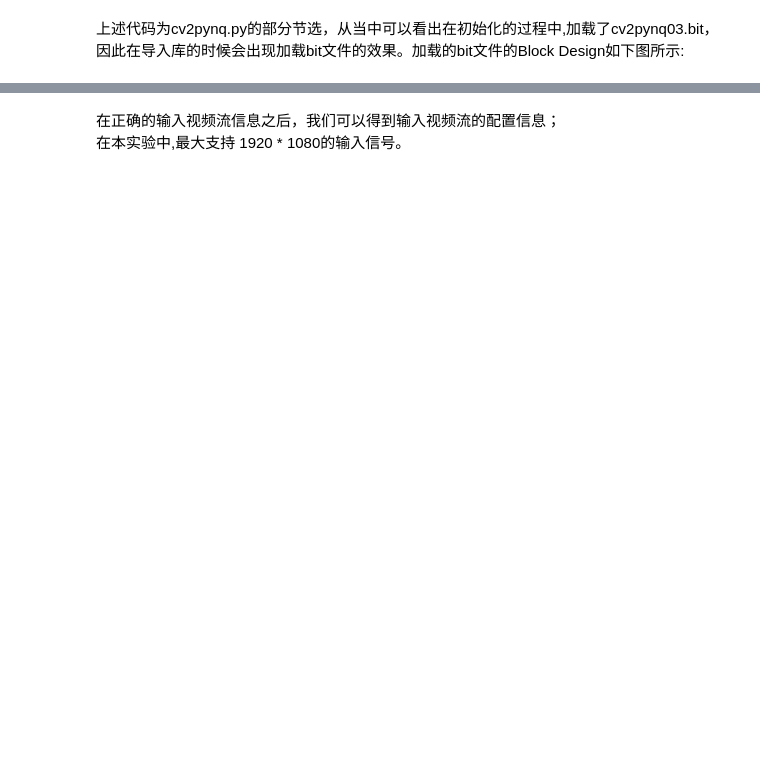
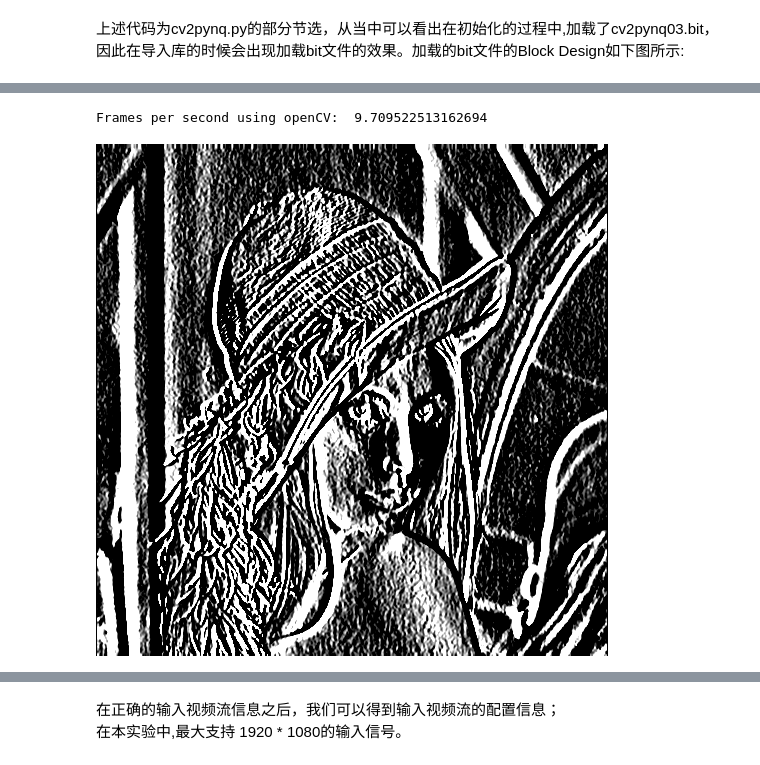
Before and after one commit to xupsh/pynqdoc, a Jupyter notebook: cv2pynq/notebooks/UserGuide-Sobel.ipynb, the cells around one changed output, grey strips where cells are left out. Drawn from its saved outputs; the diff is of its cells as text; code cells hidden in the pictures; blank space fills up the shorter version.

```diff
--- a/cv2pynq/notebooks/UserGuide-Sobel.ipynb
+++ b/cv2pynq/notebooks/UserGuide-Sobel.ipynb
@@ -32,0 +43,27 @@ import cv2pynq as cv2
+# %%
+import cv2 as openCV
+import time
+from PIL import Image
+import numpy as np
+
+frame_in = Image.open('../image/lena.jpg')
+img_in = np.array(frame_in)
+
+fps_opencv = 0
+fps_cv2pynq_with_cma = 0
+fps_cv2pynq_without_cma = 0
+
+start = time.time()
+for i in range(10):
+    out_opencv = openCV.Sobel(img_in,-1,1,0,ksize=5)#使用OpenCV对图像进行处理
+end = time.time()
+
+
+img_opencv = Image.fromarray(out_opencv.astype('uint8'))
+fps_opencv = 1.0/((end - start)/10)
+print("Frames per second using openCV:  " + str(fps_opencv))
+
+img_opencv
+# %% [output]
+Frames per second using openCV:  9.709522513162694
+[figure, added]
```
Also changed, not shown: parts of 41 cells of this notebook.
